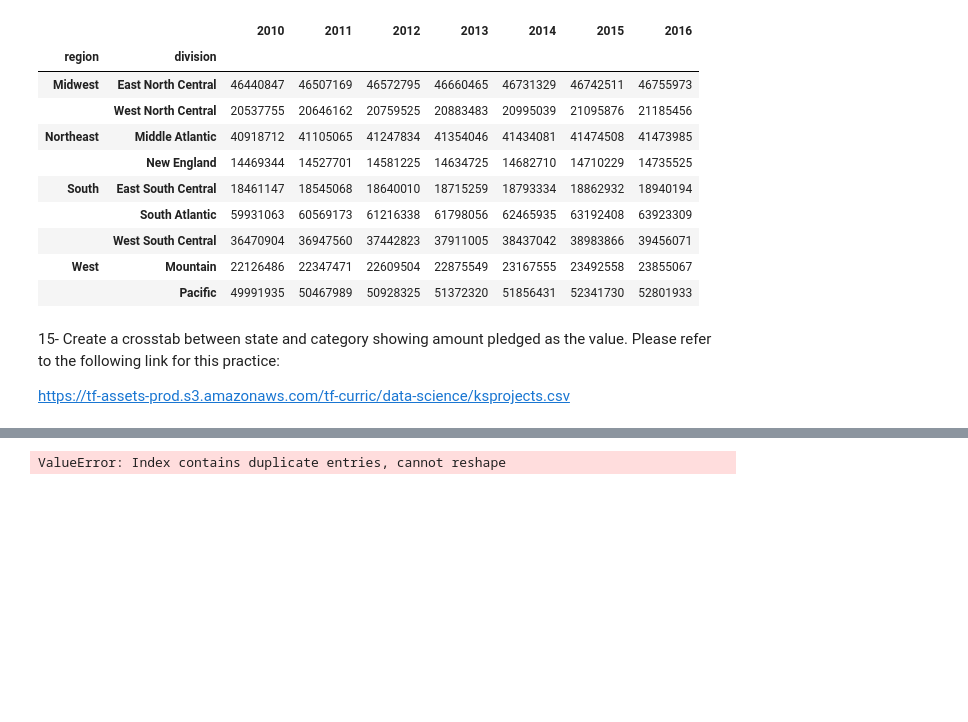
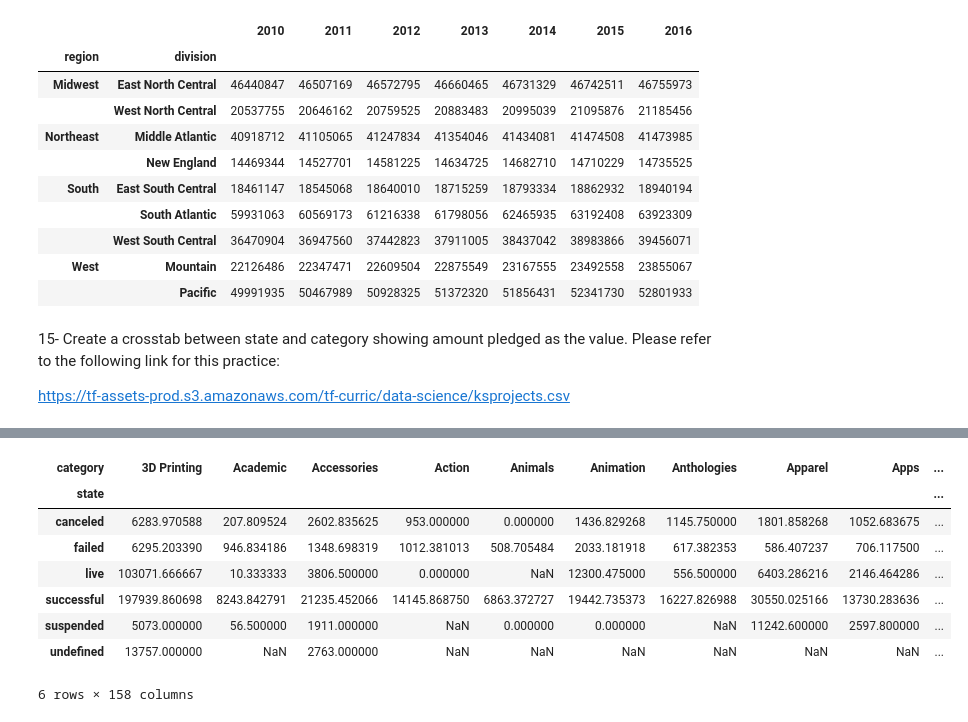
Before and after one commit to LingjieHe/DS_Bootcamp_assignment, a Jupyter notebook: 2_introduction_to_Python/Pandas_Assignment.ipynb, the cells around one changed output, grey strips where cells are left out. Drawn from its saved outputs; the diff is of its cells as text; code cells hidden in the pictures; blank space fills up the shorter version.

```diff
--- a/2_introduction_to_Python/Pandas_Assignment.ipynb
+++ b/2_introduction_to_Python/Pandas_Assignment.ipynb
@@ -303,6 +303,14 @@ ksproject.head()
 | 3 | 1304906577 | Accidental to Edinburgh - PHASE 1... | Theater | Theater | 2009-06-05 05:59:00 | 6000.0 | 2009-04-30 22:22:43 | successful | 24 | US | ... |
 | 4 | 1099226462 | Logical Guess Pictures' 2nd Horro... | Film & Video | Film & Video | 2009-06-06 00:45:00 | 500.0 | 2009-04-30 01:32:55 | successful | 22 | US | ... |
 # %%
-ksproject.pivot(index='category', columns='state', values='pledged')
+ksproject.pivot_table(index='state', columns='category', values='pledged')
 # %% [output]
+| category | 3D Printing | Academic | Accessories | Action | Animals | Animation | Anthologies | Apparel | Apps | ... |
+| state |  |  |  |  |  |  |  |  |  | ... |
+| canceled | 6283.970588 | 207.809524 | 2602.835625 | 953.000000 | 0.000000 | 1436.829268 | 1145.750000 | 1801.858268 | 1052.683675 | ... |
+| failed | 6295.203390 | 946.834186 | 1348.698319 | 1012.381013 | 508.705484 | 2033.181918 | 617.382353 | 586.407237 | 706.117500 | ... |
+| live | 103071.666667 | 10.333333 | 3806.500000 | 0.000000 | NaN | 12300.475000 | 556.500000 | 6403.286216 | 2146.464286 | ... |
+| successful | 197939.860698 | 8243.842791 | 21235.452066 | 14145.868750 | 6863.372727 | 19442.735373 | 16227.826988 | 30550.025166 | 13730.283636 | ... |
+| suspended | 5073.000000 | 56.500000 | 1911.000000 | NaN | 0.000000 | 0.000000 | NaN | 11242.600000 | 2597.800000 | ... |
+| undefined | 13757.000000 | NaN | 2763.000000 | NaN | NaN | NaN | NaN | NaN | NaN | ... |
-ValueError: Index contains duplicate entries, cannot reshape
+6 rows × 158 columns
```
